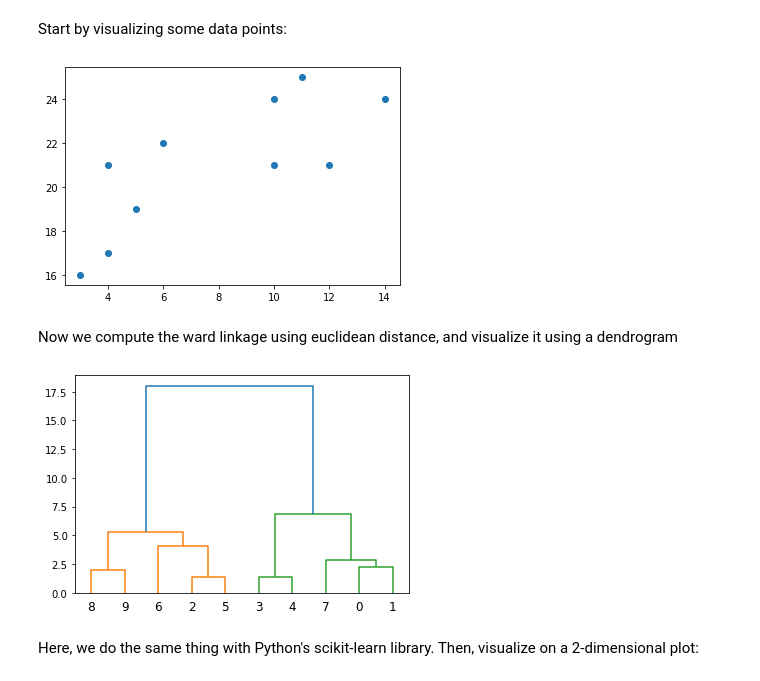
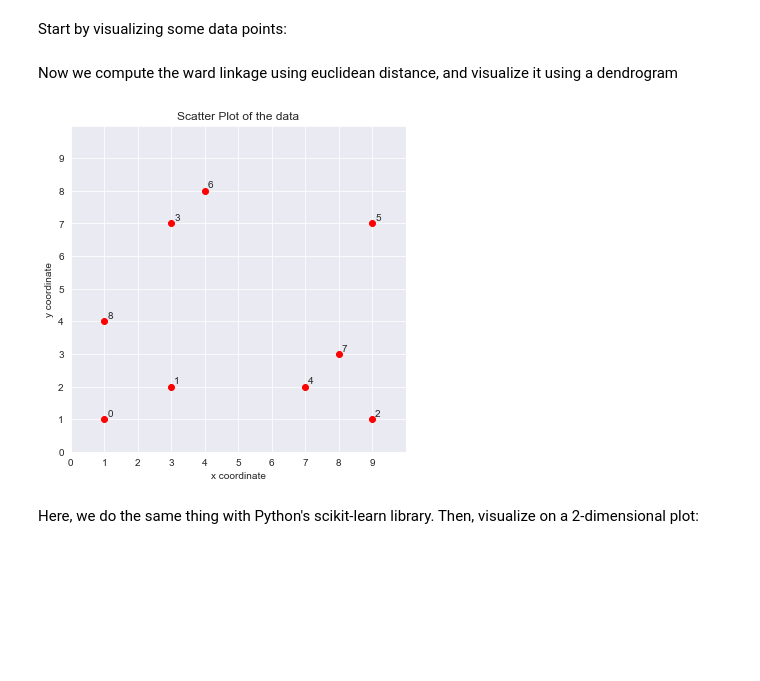
Before and after one commit to showmidelo/SBU-ML-Winter-23, a Jupyter notebook: project.ipynb, the cells around one changed output. Saved outputs shown, nothing was run; the diff lists cells and outputs as text; code cells hidden in the pictures; blank space fills up the shorter version.

```diff
--- a/project.ipynb
+++ b/project.ipynb
@@ -68,31 +72,9 @@ Agglomerative Process
 # %% [markdown]
 Start by visualizing some data points:
-# %%
-import numpy as np
-import matplotlib.pyplot as plt
-
-x = [4, 5, 10, 4, 3, 11, 14 , 6, 10, 12]
-y = [21, 19, 24, 17, 16, 25, 24, 22, 21, 21]
-
-plt.scatter(x, y)
-plt.show()
-# %% [output]
-[figure, removed]
+# %%
+import numpy as np
+import matplotlib.pyplot as plt
+import seaborn as sns
+sns.set_style('dark')
 # %% [markdown]
 Now we compute the ward linkage using euclidean distance, and visualize it using a dendrogram
-# %%
-import numpy as np
-import matplotlib.pyplot as plt
-from scipy.cluster.hierarchy import dendrogram, linkage
-
-x = [4, 5, 10, 4, 3, 11, 14 , 6, 10, 12]
-y = [21, 19, 24, 17, 16, 25, 24, 22, 21, 21]
-
-data = list(zip(x, y))
-
-linkage_data = linkage(data, method='ward', metric='euclidean')
-dendrogram(linkage_data)
-
-plt.show()
-# %% [output]
-[figure, removed]
@@ -99,2 +83,21 @@ plt.show()
+# %%
+plt.figure(figsize=(6, 6))
+
+plt.scatter(X1[:,0], X1[:,1], c='r')
+
+# Create numbered labels for each point
+for i in range(X1.shape[0]):
+    plt.annotate(str(i), xy=(X1[i,0], X1[i,1]), xytext=(3, 3), textcoords='offset points')
+
+plt.xlabel('x coordinate')
+plt.ylabel('y coordinate')
+plt.title('Scatter Plot of the data')
+plt.xlim([0,10]), plt.ylim([0,10])
+plt.xticks(range(10)), plt.yticks(range(10))
+plt.grid()
+
+plt.show()
+# %% [output]
+[figure, added]
 # %% [markdown]
 Here, we do the same thing with Python's scikit-learn library. Then, visualize on a 2-dimensional plot:
```
Also changed, not shown: parts of 23 cells of this notebook.
